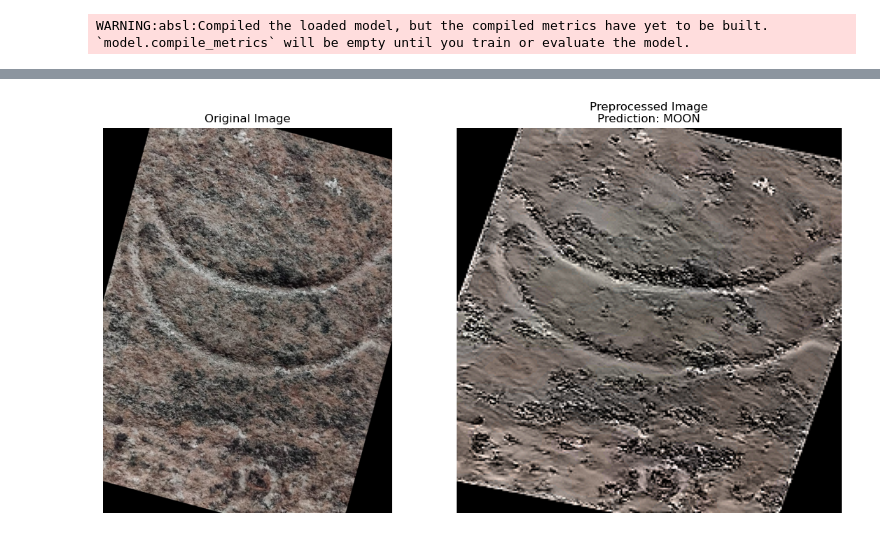
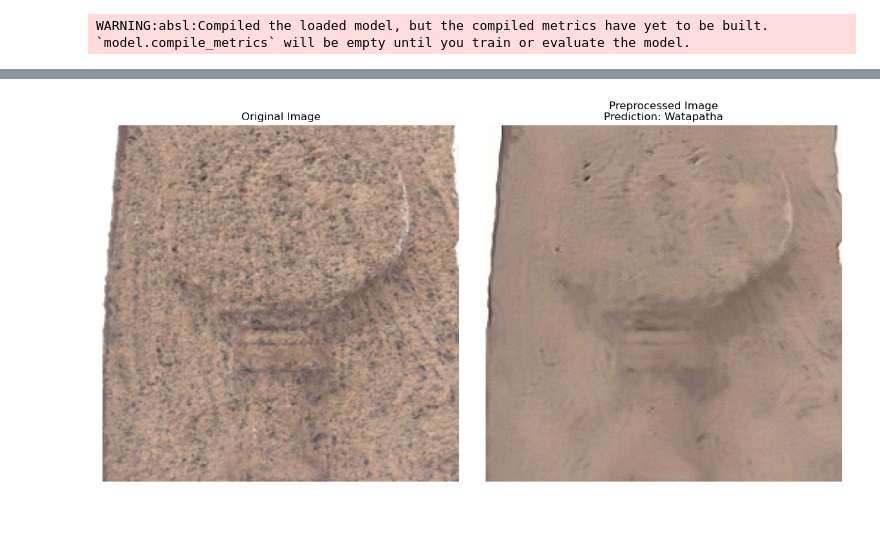
Before and after one commit to HarshanaWAJ/Sellipi-Project, a Jupyter notebook: TestModels.ipynb, the cells around one changed output, grey strips where cells are left out. Cells and saved outputs as stored; diff of their text form; code cells hidden in the pictures.

```diff
--- a/TestModels.ipynb
+++ b/TestModels.ipynb
@@ -76,7 +77,12 @@ def preprocess_images(X, augment=False, to_gray=False):
     return np.array(processed)
 # %%
 def predict_and_show(image_path, augment=False, to_gray=False):
-    processed_image, original_input = preprocess_image(image_path, augment, to_gray)
+    # Load and resize the image
+    original_img = Image.open(image_path).convert("RGB").resize(IMG_SIZE)
+    img_array = np.array(original_img).astype(np.float32) / 255.0  # Normalize to [0,1]
+
+    # Preprocess image
+    processed_image = preprocess_images([img_array], augment, to_gray)  # Wrap in list for batch processing
 
     # Predict using the model
     prediction = model.predict(processed_image)
@@ -86,8 +92,7 @@ def predict_and_show(image_path, augment=False, to_gray=False):
 
     print(f"Predicted class: {predicted_class} (Confidence: {confidence*100:.2f}%)")
 
-    # Visualize original image and processed image
-    original_img = Image.open(image_path)
+    # Visualize original and preprocessed image
     preprocessed_img = np.squeeze(processed_image, axis=0)
 
     fig, axes = plt.subplots(1, 2, figsize=(12, 6))
@@ -104,6 +109,6 @@ def predict_and_show(image_path, augment=False, to_gray=False):
     plt.show()
 # %%
 # Example: Test with a specific image
-test_image_path = 'Model_Test_Data/Moon.jpeg'
+test_image_path = 'Model_Test_Data/Watapatha2.jpeg'
 predict_and_show(test_image_path)
 # %% [output]
@@ -112 +117 @@ Predicted class: MOON (Confidence: 100.00%)
-[figure, old version]
+[figure, new version]
```
Also changed, not shown: parts of 3 cells of this notebook, 13 other files.
